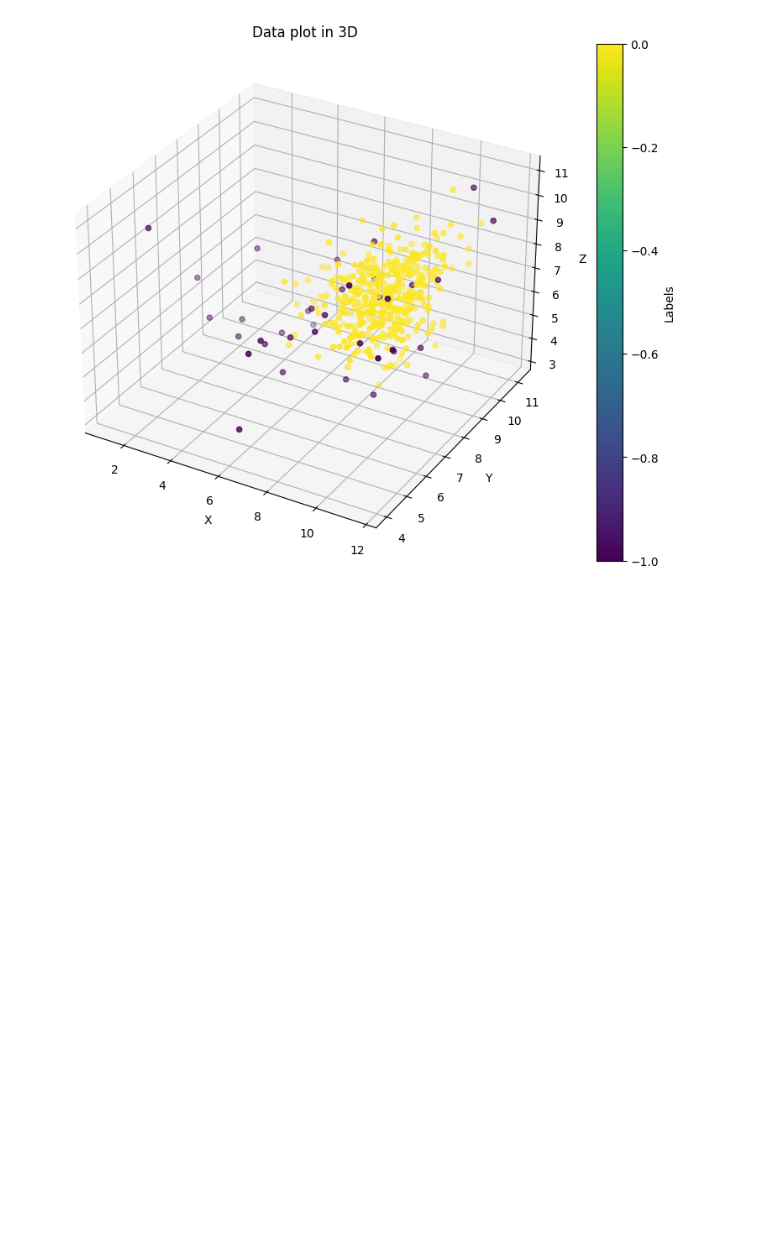
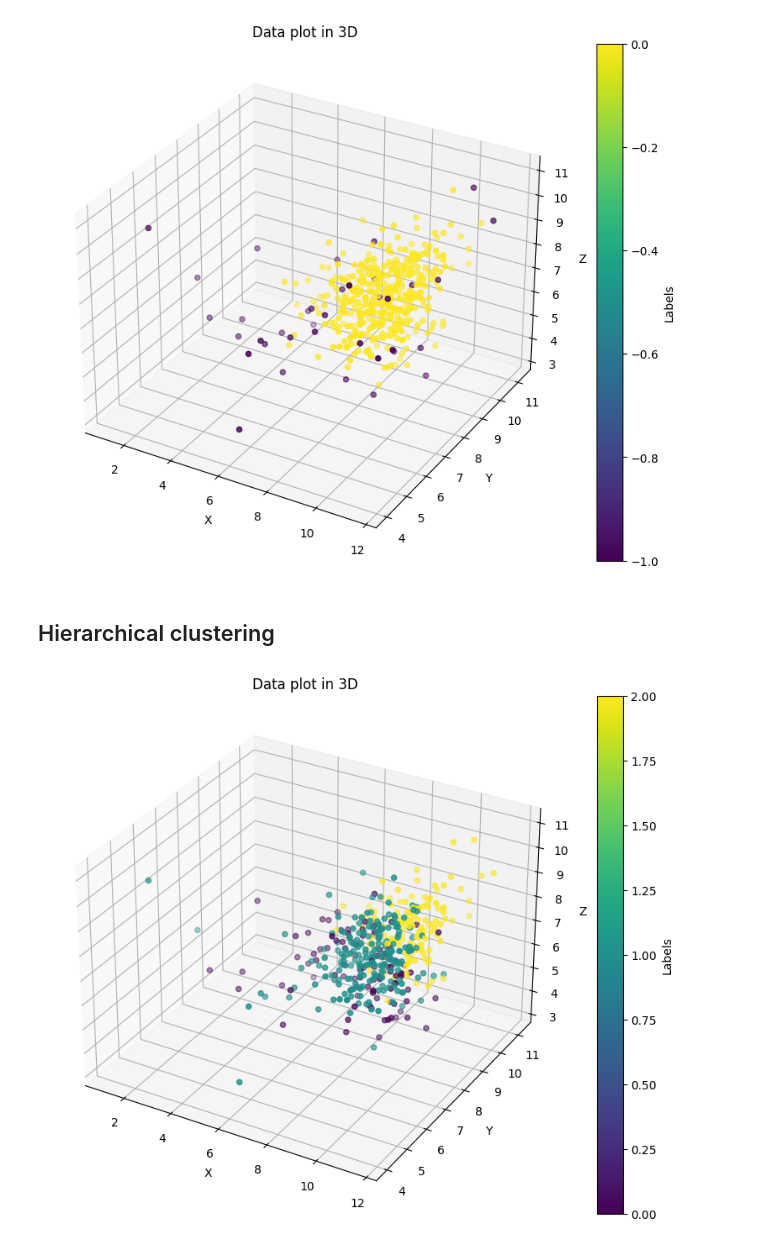
Before and after one commit to lehieulol/AS, a Jupyter notebook: main.ipynb, the cells around one changed output. Drawn from its saved outputs; the diff is of its cells as text; code cells hidden in the pictures; blank space fills up the shorter version.

```diff
--- a/main.ipynb
+++ b/main.ipynb
@@ -244,3 +243,5 @@ cbar.set_label('Labels')
 plt.show()
 # %% [output]
 [figure]
+# %% [markdown]
+## Hierarchical clustering
@@ -246,0 +250,28 @@ plt.show()
+# %%
+hc = AgglomerativeClustering(n_clusters=3)
+idx = hc.fit_predict(log_data)
+# %%
+# Extract the individual columns
+x = log_data[:, _x]
+y = log_data[:, _y]
+z = log_data[:, _z]
+
+# Set the figure size
+fig = plt.figure(figsize=(10, 8))
+ax = fig.add_subplot(111, projection='3d')
+
+# Plot the 3D scatter plot with colored points based on labels
+scatter = ax.scatter(x, y, z, c=idx)
+ax.set_xlabel('X')
+ax.set_ylabel('Y')
+ax.set_zlabel('Z')
+ax.set_title('Data plot in 3D')
+
+# Add a colorbar for the labels
+cbar = fig.colorbar(scatter)
+cbar.set_label('Labels')
+
+# Show the plot
+plt.show()
+# %% [output]
+[figure, added]
```
Also changed, not shown: parts of 5 cells of this notebook.
